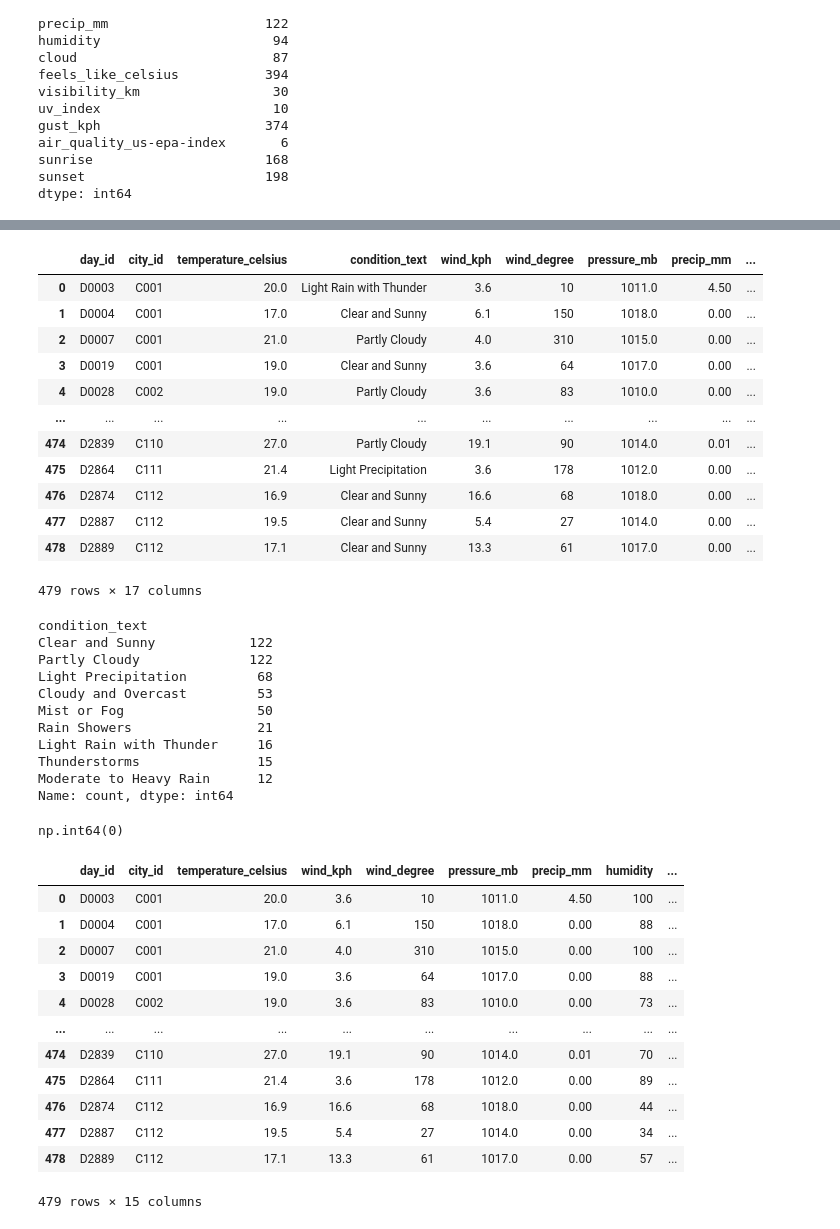
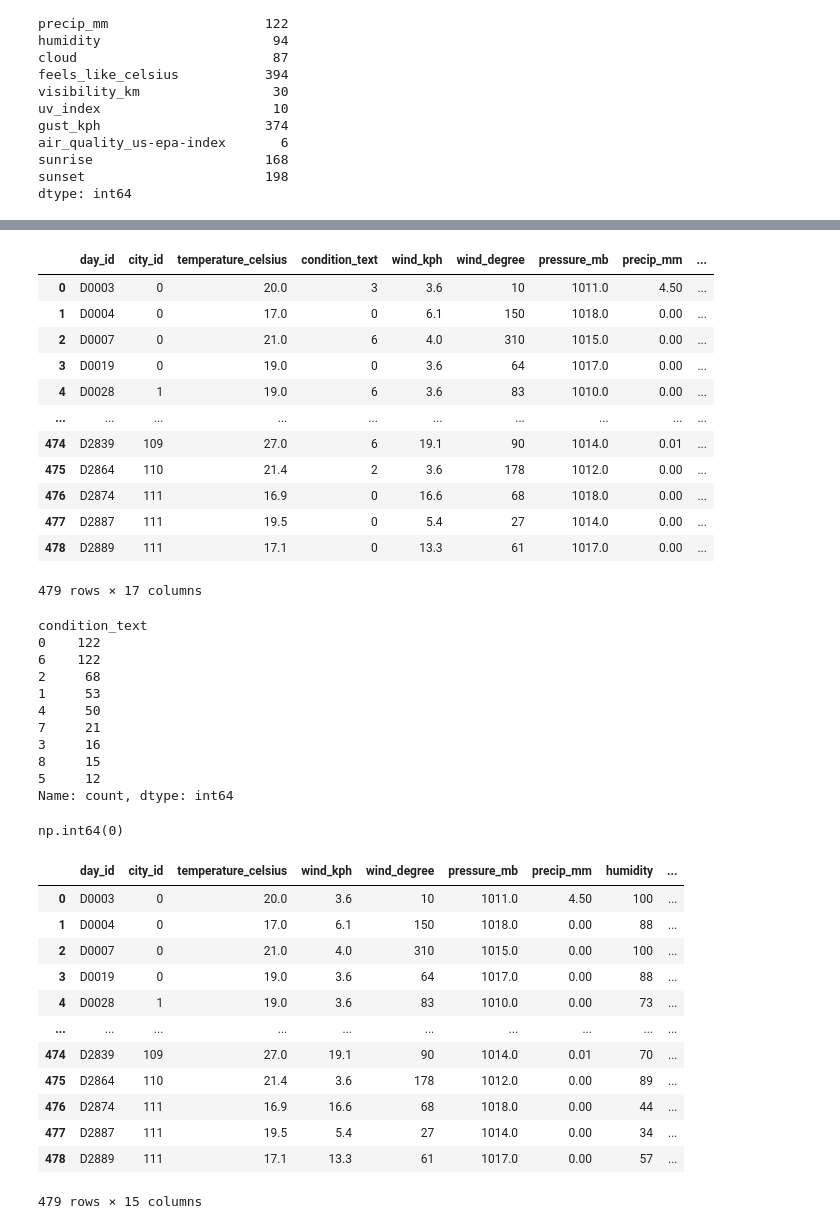
Before and after one commit to SewminaFernando/Predicta_Solutions, a Jupyter notebook: Part_2/data_preparation.ipynb, the cells around one changed output, grey strips where cells are left out. Cells and saved outputs as stored; diff of their text form; code cells hidden in the pictures.

Commit message:
Label Encoded data and Saved Label Encoder as a pickle file

```diff
--- a/Part_2/data_preparation.ipynb
+++ b/Part_2/data_preparation.ipynb
@@ -65,0 +68,15 @@ dtype: int64
+# %%
+# label encoding
+from sklearn.preprocessing import LabelEncoder
+
+categorical_columns = ["city_id", "condition_text"]
+
+# Initialize the LabelEncoder
+le = LabelEncoder()
+
+# Label encode the categorical columns
+for col in categorical_columns:
+    data[col] = le.fit_transform(data[col])
+    # Print the classes for each categorical column
+    print(pd.DataFrame({col: le.classes_, 'label': le.transform(le.classes_)}))
+    print()
@@ -104,36 +161,36 @@ predict_data
 # Save the data
 predict_data.to_csv(r"..\data\part_2\predict_data.csv", index=False)
 # %%
-data = data.dropna()
+data = data[data["condition_text"]!=9]
 data.reset_index(drop=True, inplace=True)
 data
 # %% [output]
 |  | day_id | city_id | temperature_celsius | condition_text | wind_kph | wind_degree | pressure_mb | precip_mm | ... |
-| 0 | D0003 | C001 | 20.0 | Light Rain with Thunder | 3.6 | 10 | 1011.0 | 4.50 | ... |
-| 1 | D0004 | C001 | 17.0 | Clear and Sunny | 6.1 | 150 | 1018.0 | 0.00 | ... |
-| 2 | D0007 | C001 | 21.0 | Partly Cloudy | 4.0 | 310 | 1015.0 | 0.00 | ... |
-| 3 | D0019 | C001 | 19.0 | Clear and Sunny | 3.6 | 64 | 1017.0 | 0.00 | ... |
-| 4 | D0028 | C002 | 19.0 | Partly Cloudy | 3.6 | 83 | 1010.0 | 0.00 | ... |
+| 0 | D0003 | 0 | 20.0 | 3 | 3.6 | 10 | 1011.0 | 4.50 | ... |
+| 1 | D0004 | 0 | 17.0 | 0 | 6.1 | 150 | 1018.0 | 0.00 | ... |
+| 2 | D0007 | 0 | 21.0 | 6 | 4.0 | 310 | 1015.0 | 0.00 | ... |
+| 3 | D0019 | 0 | 19.0 | 0 | 3.6 | 64 | 1017.0 | 0.00 | ... |
+| 4 | D0028 | 1 | 19.0 | 6 | 3.6 | 83 | 1010.0 | 0.00 | ... |
 | ... | ... | ... | ... | ... | ... | ... | ... | ... | ... |
-| 474 | D2839 | C110 | 27.0 | Partly Cloudy | 19.1 | 90 | 1014.0 | 0.01 | ... |
-| 475 | D2864 | C111 | 21.4 | Light Precipitation | 3.6 | 178 | 1012.0 | 0.00 | ... |
-| 476 | D2874 | C112 | 16.9 | Clear and Sunny | 16.6 | 68 | 1018.0 | 0.00 | ... |
-| 477 | D2887 | C112 | 19.5 | Clear and Sunny | 5.4 | 27 | 1014.0 | 0.00 | ... |
-| 478 | D2889 | C112 | 17.1 | Clear and Sunny | 13.3 | 61 | 1017.0 | 0.00 | ... |
+| 474 | D2839 | 109 | 27.0 | 6 | 19.1 | 90 | 1014.0 | 0.01 | ... |
+| 475 | D2864 | 110 | 21.4 | 2 | 3.6 | 178 | 1012.0 | 0.00 | ... |
+| 476 | D2874 | 111 | 16.9 | 0 | 16.6 | 68 | 1018.0 | 0.00 | ... |
+| 477 | D2887 | 111 | 19.5 | 0 | 5.4 | 27 | 1014.0 | 0.00 | ... |
+| 478 | D2889 | 111 | 17.1 | 0 | 13.3 | 61 | 1017.0 | 0.00 | ... |
 479 rows × 17 columns
 # %%
 data["condition_text"].value_counts()
 # %% [output]
 condition_text
-Clear and Sunny            122
-Partly Cloudy              122
-Light Precipitation         68
-Cloudy and Overcast         53
-Mist or Fog                 50
-Rain Showers                21
-Light Rain with Thunder     16
-Thunderstorms               15
-Moderate to Heavy Rain      12
+0    122
+6    122
+2     68
+1     53
+4     50
+7     21
+3     16
+8     15
+5     12
 Name: count, dtype: int64
 # %%
 # Check for duplicates
@@ -151,15 +208,15 @@ data["condition_text"] = condition_text
 data
 # %% [output]
 |  | day_id | city_id | temperature_celsius | wind_kph | wind_degree | pressure_mb | precip_mm | humidity | ... |
-| 0 | D0003 | C001 | 20.0 | 3.6 | 10 | 1011.0 | 4.50 | 100 | ... |
-| 1 | D0004 | C001 | 17.0 | 6.1 | 150 | 1018.0 | 0.00 | 88 | ... |
-| 2 | D0007 | C001 | 21.0 | 4.0 | 310 | 1015.0 | 0.00 | 100 | ... |
-| 3 | D0019 | C001 | 19.0 | 3.6 | 64 | 1017.0 | 0.00 | 88 | ... |
-| 4 | D0028 | C002 | 19.0 | 3.6 | 83 | 1010.0 | 0.00 | 73 | ... |
+| 0 | D0003 | 0 | 20.0 | 3.6 | 10 | 1011.0 | 4.50 | 100 | ... |
+| 1 | D0004 | 0 | 17.0 | 6.1 | 150 | 1018.0 | 0.00 | 88 | ... |
+| 2 | D0007 | 0 | 21.0 | 4.0 | 310 | 1015.0 | 0.00 | 100 | ... |
+| 3 | D0019 | 0 | 19.0 | 3.6 | 64 | 1017.0 | 0.00 | 88 | ... |
+| 4 | D0028 | 1 | 19.0 | 3.6 | 83 | 1010.0 | 0.00 | 73 | ... |
 | ... | ... | ... | ... | ... | ... | ... | ... | ... | ... |
-| 474 | D2839 | C110 | 27.0 | 19.1 | 90 | 1014.0 | 0.01 | 70 | ... |
-| 475 | D2864 | C111 | 21.4 | 3.6 | 178 | 1012.0 | 0.00 | 89 | ... |
-| 476 | D2874 | C112 | 16.9 | 16.6 | 68 | 1018.0 | 0.00 | 44 | ... |
-| 477 | D2887 | C112 | 19.5 | 5.4 | 27 | 1014.0 | 0.00 | 34 | ... |
-| 478 | D2889 | C112 | 17.1 | 13.3 | 61 | 1017.0 | 0.00 | 57 | ... |
+| 474 | D2839 | 109 | 27.0 | 19.1 | 90 | 1014.0 | 0.01 | 70 | ... |
+| 475 | D2864 | 110 | 21.4 | 3.6 | 178 | 1012.0 | 0.00 | 89 | ... |
+| 476 | D2874 | 111 | 16.9 | 16.6 | 68 | 1018.0 | 0.00 | 44 | ... |
+| 477 | D2887 | 111 | 19.5 | 5.4 | 27 | 1014.0 | 0.00 | 34 | ... |
+| 478 | D2889 | 111 | 17.1 | 13.3 | 61 | 1017.0 | 0.00 | 57 | ... |
 479 rows × 15 columns
```
Also changed, not shown: parts of 9 cells of this notebook, 3 other files.
